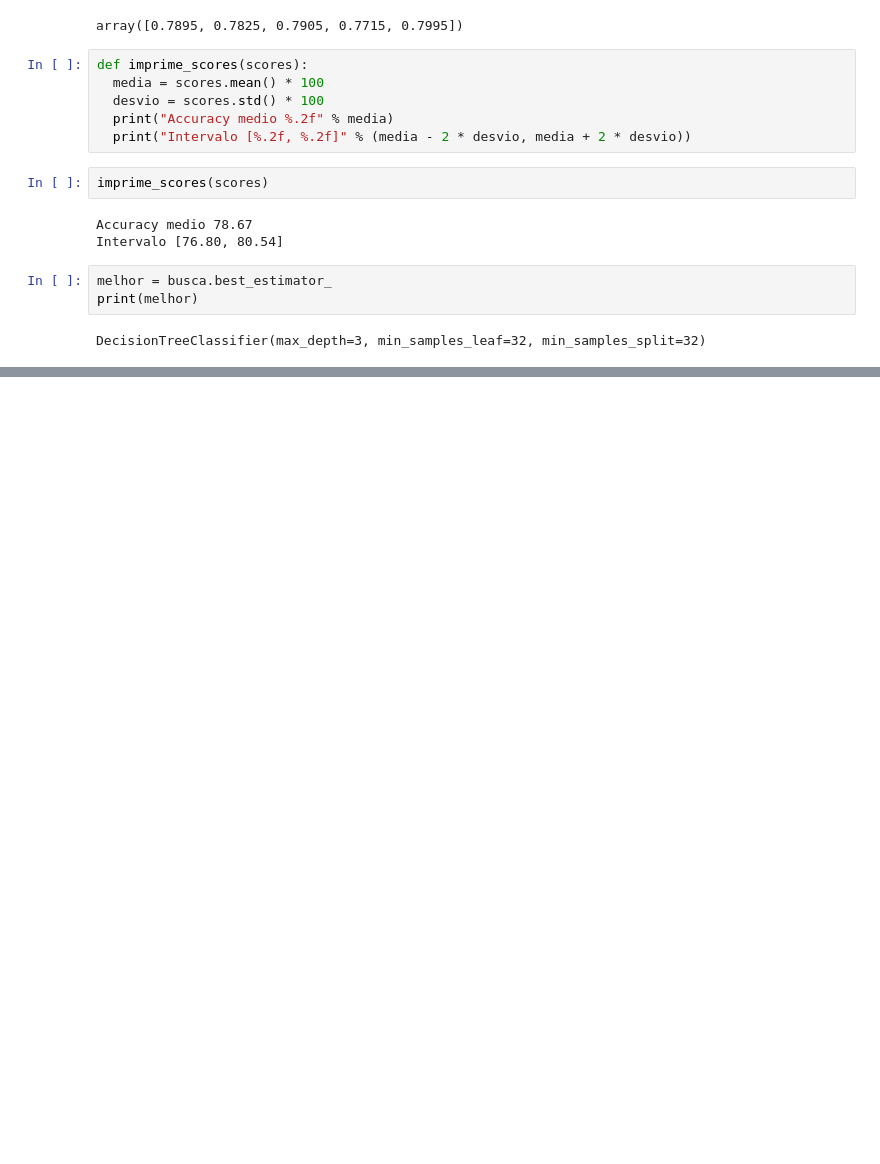
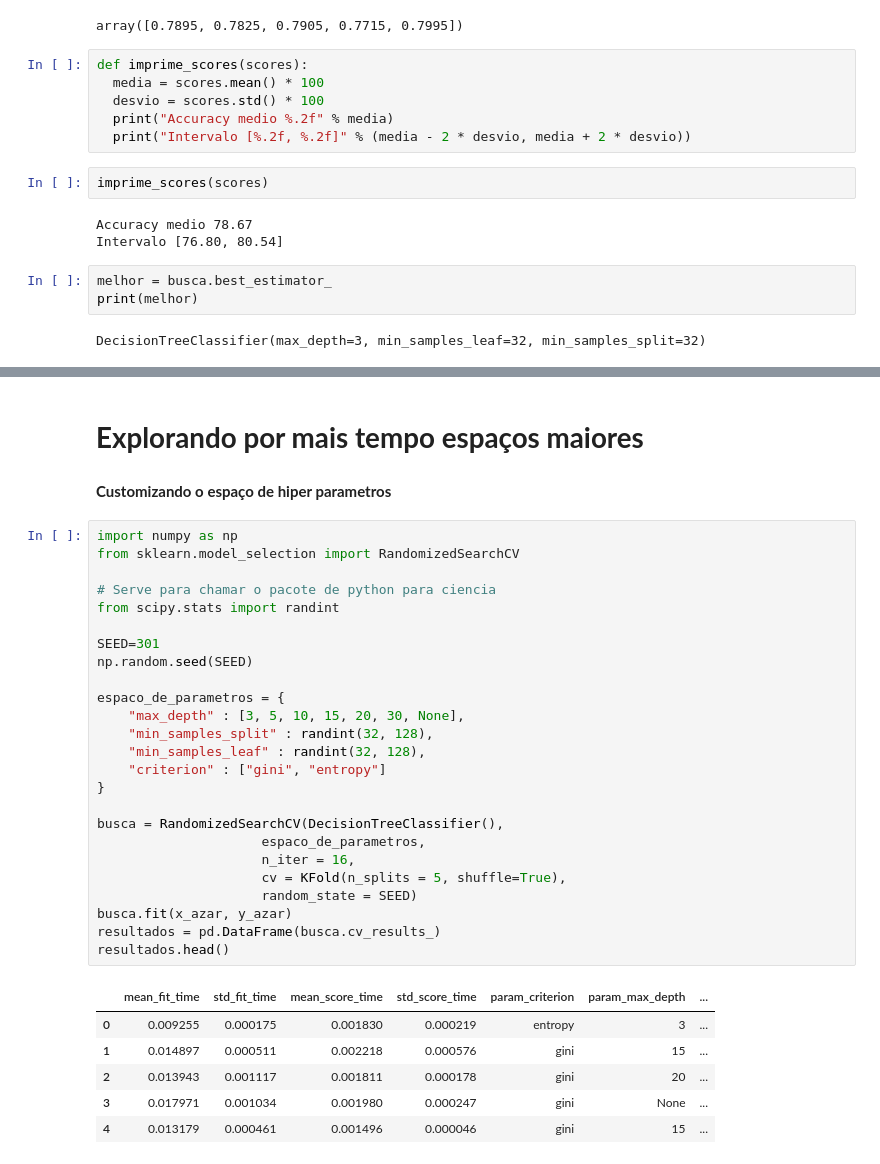
Before and after one commit to CleristonLima/Python, a Jupyter notebook: Introdução_a_machine_learning_otimização.ipynb, the cells around one changed output, grey strips where cells are left out. Cells and saved outputs as stored; diff of their text form; blank space fills up the shorter version.

```diff
--- a/Introdução_a_machine_learning_otimização.ipynb
+++ b/Introdução_a_machine_learning_otimização.ipynb
@@ -674,0 +730,36 @@ graph
+# %% [markdown]
+# **Explorando por mais tempo espaços maiores**
+# %% [markdown]
+**Customizando o espaço de hiper parametros**
+# %%
+import numpy as np
+from sklearn.model_selection import RandomizedSearchCV
+
+# Serve para chamar o pacote de python para ciencia
+from scipy.stats import randint
+
+SEED=301
+np.random.seed(SEED)
+
+espaco_de_parametros = {
+    "max_depth" : [3, 5, 10, 15, 20, 30, None],
+    "min_samples_split" : randint(32, 128),
+    "min_samples_leaf" : randint(32, 128),
+    "criterion" : ["gini", "entropy"]
+}
+
+busca = RandomizedSearchCV(DecisionTreeClassifier(),
+                     espaco_de_parametros,
+                     n_iter = 16,
+                     cv = KFold(n_splits = 5, shuffle=True),
+                     random_state = SEED)
+busca.fit(x_azar, y_azar)
+resultados = pd.DataFrame(busca.cv_results_)
+resultados.head()
+# %% [output]
+|  | mean_fit_time | std_fit_time | mean_score_time | std_score_time | param_criterion | param_max_depth | ... |
+| 0 | 0.009255 | 0.000175 | 0.001830 | 0.000219 | entropy | 3 | ... |
+| 1 | 0.014897 | 0.000511 | 0.002218 | 0.000576 | gini | 15 | ... |
+| 2 | 0.013943 | 0.001117 | 0.001811 | 0.000178 | gini | 20 | ... |
+| 3 | 0.017971 | 0.001034 | 0.001980 | 0.000247 | gini | None | ... |
+| 4 | 0.013179 | 0.000461 | 0.001496 | 0.000046 | gini | 15 | ... |
```
Also changed, not shown: parts of 32 cells of this notebook.
